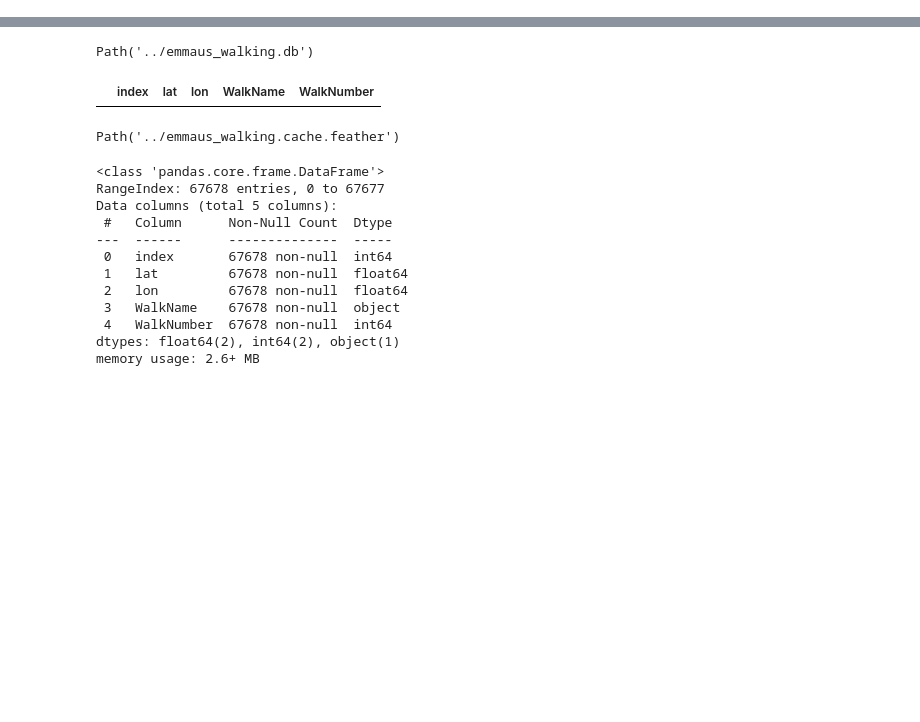
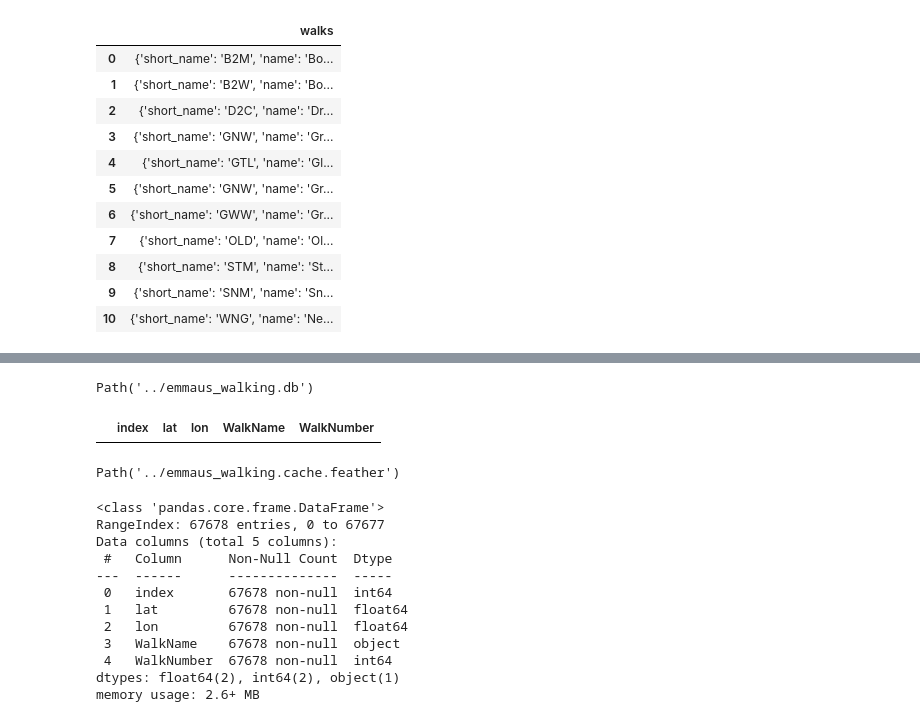
Before and after one commit to Mjboothaus/emmaus_walking, a Jupyter notebook: nbs/01_datapipe.ipynb, the cells around one changed output, grey strips where cells are left out. Drawn from its saved outputs; the diff is of its cells as text; code cells hidden in the pictures; blank space fills up the shorter version.

```diff
--- a/nbs/01_datapipe.ipynb
+++ b/nbs/01_datapipe.ipynb
@@ -55 +73,4 @@ walks_df.to_json('walks.json', orient='table', index=False)
  'ALL: All Walks']
+# %%
+WALK_DETAILS_FILE = 'walk_details.toml'
+walk_details = Path('../' + WALK_DETAILS_FILE)
@@ -55,0 +81,3 @@ walks_df.to_json('walks.json', orient='table', index=False)
+# %%
+with open(walk_details, encoding="utf-8") as f:
+    walk_details_dict = tomli.load(f)
@@ -56,3 +100,18 @@ walks_df.to_json('walks.json', orient='table', index=False)
+# %%
+pd.DataFrame(walk_details_dict, )
+# %% [output]
+|  | walks |
+| 0 | {'short_name': 'B2M', 'name': 'Bo... |
+| 1 | {'short_name': 'B2W', 'name': 'Bo... |
+| 2 | {'short_name': 'D2C', 'name': 'Dr... |
+| 3 | {'short_name': 'GNW', 'name': 'Gr... |
+| 4 | {'short_name': 'GTL', 'name': 'Gl... |
+| 5 | {'short_name': 'GNW', 'name': 'Gr... |
+| 6 | {'short_name': 'GWW', 'name': 'Gr... |
+| 7 | {'short_name': 'OLD', 'name': 'Ol... |
+| 8 | {'short_name': 'STM', 'name': 'St... |
+| 9 | {'short_name': 'SNM', 'name': 'Sn... |
+| 10 | {'short_name': 'WNG', 'name': 'Ne... |
 # %%
 def create_database_from_walk_files():
 
```
Also changed, not shown: parts of 15 cells of this notebook, 3 other files.
